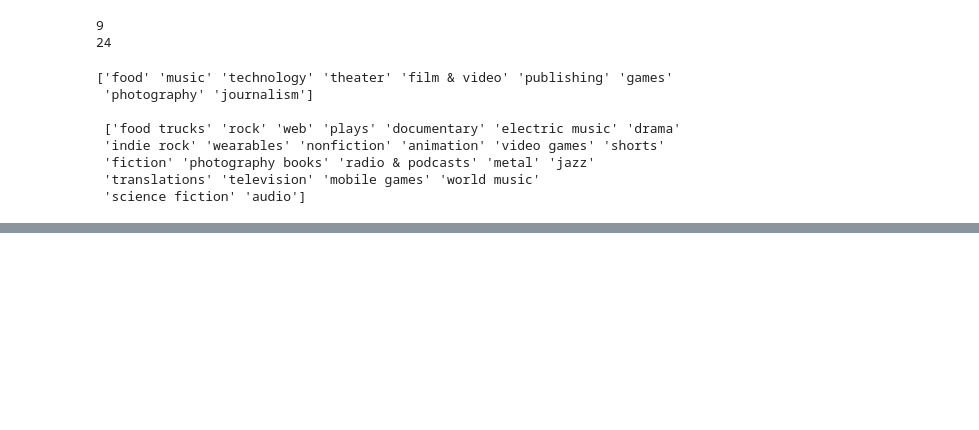
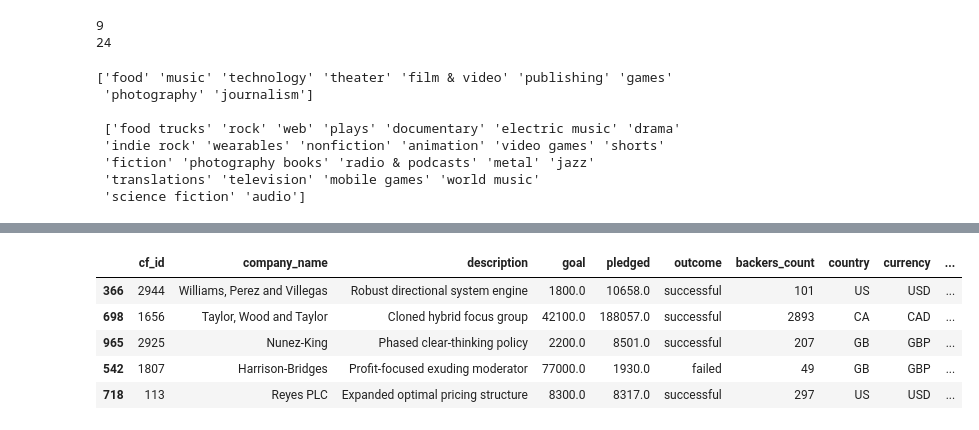
Before and after one commit to MitchellGleason/Crowdfunding-ETL, a Jupyter notebook: import.ipynb, the cells around one changed output, grey strips where cells are left out. Saved outputs shown, nothing was run; the diff lists cells and outputs as text; code cells hidden in the pictures; blank space fills up the shorter version.

```diff
--- a/import.ipynb
+++ b/import.ipynb
@@ -164,0 +185,14 @@ subcategory_df.to_csv('sub-categories.csv', index=False)
+# %%
+#Format date columns to datetime
+campaign_df['launched_date'] = pd.to_datetime(campaign_df['launched_date'], unit='s').dt.strftime('%Y-%m-%d')
+
+campaign_df['end_date'] = pd.to_datetime(campaign_df['end_date'], unit='s').dt.strftime('%Y-%m-%d')
+
+campaign_df.sample(5)
+# %% [output]
+|  | cf_id | company_name | description | goal | pledged | outcome | backers_count | country | currency | ... |
+| 366 | 2944 | Williams, Perez and Villegas | Robust directional system engine | 1800.0 | 10658.0 | successful | 101 | US | USD | ... |
+| 698 | 1656 | Taylor, Wood and Taylor | Cloned hybrid focus group | 42100.0 | 188057.0 | successful | 2893 | CA | CAD | ... |
+| 965 | 2925 | Nunez-King | Phased clear-thinking policy | 2200.0 | 8501.0 | successful | 207 | GB | GBP | ... |
+| 542 | 1807 | Harrison-Bridges | Profit-focused exuding moderator | 77000.0 | 1930.0 | failed | 49 | GB | GBP | ... |
+| 718 | 113 | Reyes PLC | Expanded optimal pricing structure | 8300.0 | 8317.0 | successful | 297 | US | USD | ... |
```
Also changed, not shown: parts of 18 cells of this notebook, 2 other files.
